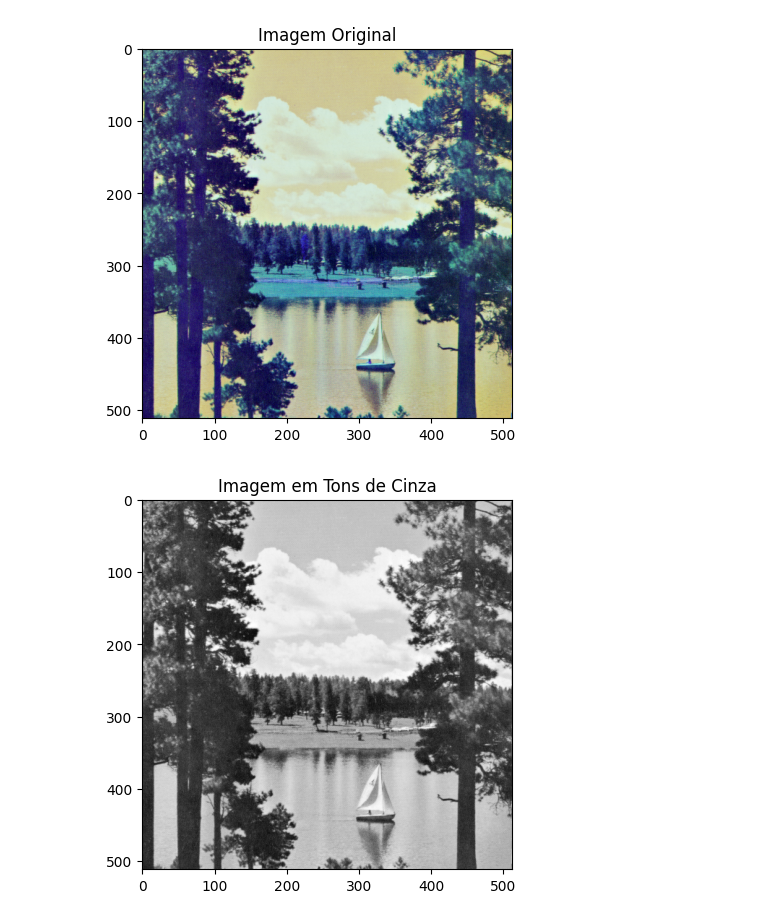
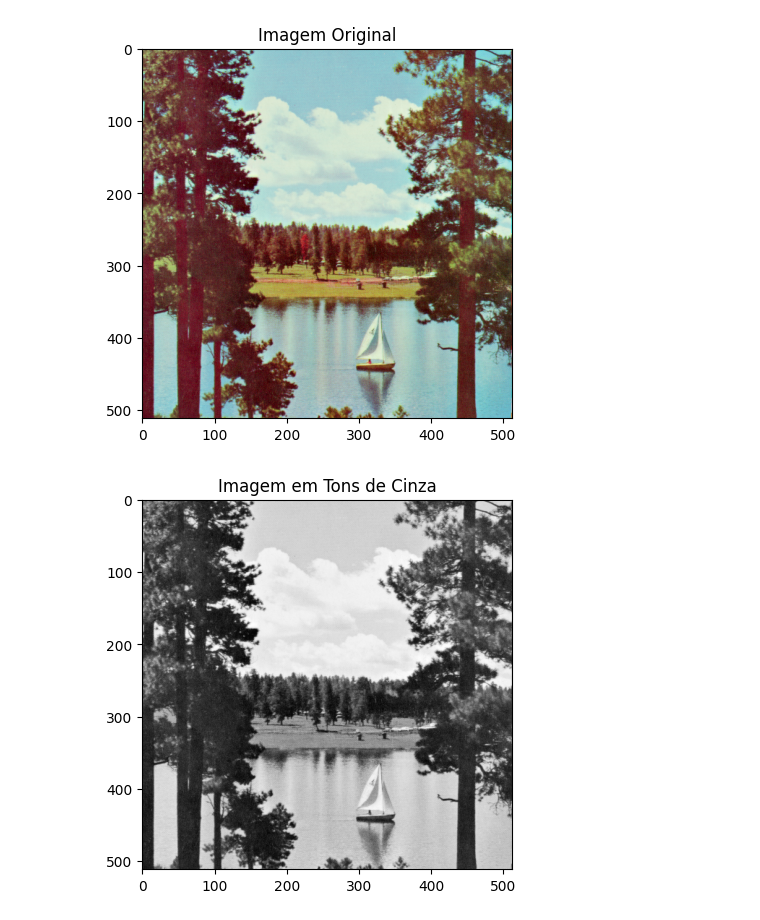
Before and after one commit to tomast1337/Image-Processing, a Jupyter notebook: aula4.ipynb, the cells around one changed output. Saved outputs shown, nothing was run; the diff lists cells and outputs as text; code cells hidden in the pictures.

Commit message:
fixed colors

```diff
--- a/aula4.ipynb
+++ b/aula4.ipynb
@@ -4,12 +4,12 @@ import cv2
 import matplotlib.pyplot as plt
 # %%
 image = cv2.imread("imgs/4.2.06.tiff")
-
+image = cv2.cvtColor(image, cv2.COLOR_BGR2RGB)
 plt.imshow(image)
 plt.title("Imagem Original")
 plt.show()
 # %% [output]
-[figure, old version]
+[figure, new version]
 # %%
 gray = cv2.cvtColor(image, cv2.COLOR_BGR2GRAY)
 plt.imshow(gray, cmap="gray")
```
Also changed, not shown: parts of 2 cells of this notebook, 3 other files.
